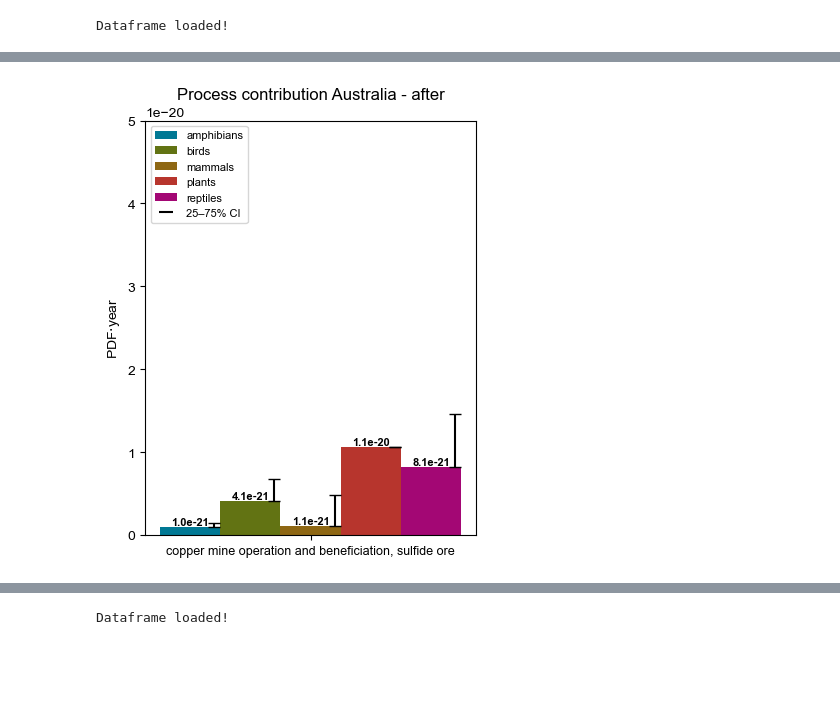
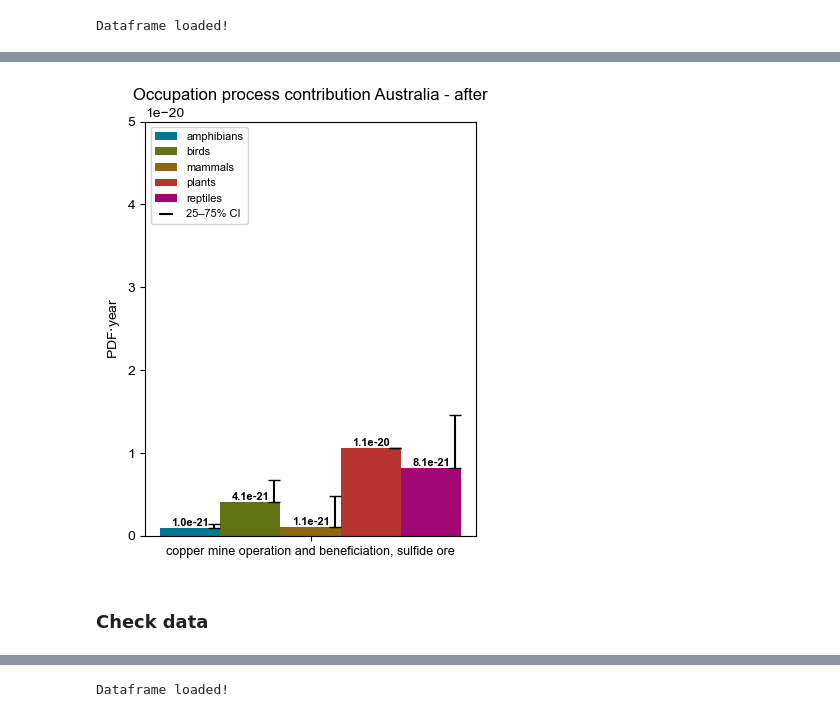
Before and after one commit to Laboratory-for-Energy-Systems-Analysis/edges, a Jupyter notebook: examples/test_severin/Plots.ipynb, the cells around one changed output, grey strips where cells are left out. Saved outputs shown, nothing was run; the diff lists cells and outputs as text; code cells hidden in the pictures; blank space fills up the shorter version.

```diff
--- a/examples/test_severin/Plots.ipynb
+++ b/examples/test_severin/Plots.ipynb
@@ -864,11 +429,9 @@ plt.show()
 # %%
-import matplotlib.pyplot as plt
-from matplotlib.lines import Line2D
-import numpy as np
-import pandas as pd
-import textwrap
+#========================================================
+# Code for the plot: occupation_CFs_by_process_AU_copper_new
+#========================================================
 
-# --- User Configuration ---
+# ETH color configuration
 custom_colors = ["#007894", "#627313", "#8e6713", "#b7352d", "#a30774"]
 
 # --- Style Settings ---
@@ -981,32 +544,32 @@ for i, meth in enumerate(methods_c):
 
         # Place text at bar height
         y_pos = bar.get_height()
 
         ax_c.text(
             bar.get_x() + bar.get_width() / 2,  # Center X
             y_pos,                              # Top Y
             f"{val:.1e}",                       # Scientific notation
             ha='center', va='bottom',           # Bottom align so it sits ON the bar
             fontsize=8, color='black', fontweight='bold'
         )
 
 # --- Formatting ---
 wrapped_labels = [textwrap.fill(lbl, 60) for lbl in top_labels]
 
 ax_c.set_xticks(x_c)
 ax_c.set_xticklabels(wrapped_labels, rotation=0, ha="center", size=9)
-ax_c.set_title("Process contribution Australia - after")
+ax_c.set_title("Occupation process contribution Australia - after")
 ax_c.set_ylabel("PDF$\cdot$year")
 ax_c.set_ylim(0, 5e-20)
 
 # Legend
 handles_c, labels_c = ax_c.get_legend_handles_labels()
 handles_c.append(errorbar_legend)
 labels_c.append('25–75% CI')
 ax_c.legend(handles=handles_c, labels=labels_c, loc='upper left', fontsize=8)
 
 plt.tight_layout()
 plt.savefig("plots/occupation_CFs_by_process_AU_copper_new.png", dpi=150)
 plt.show()
 # %% [output]
-[figure, old version]
+[figure, new version]
@@ -1014,0 +576,2 @@ print()
+# %% [markdown]
+### Check data
```
Also changed, not shown: parts of 22 cells of this notebook, 15 other files.
